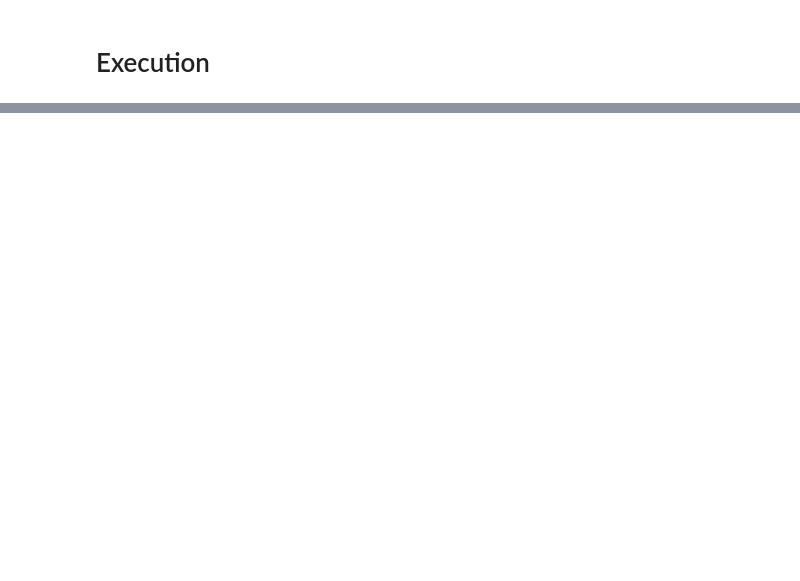
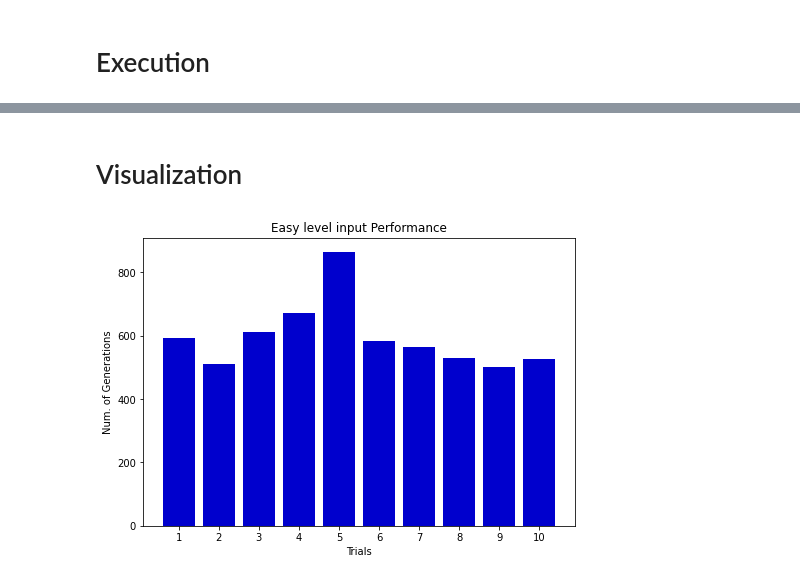
Before and after one commit to claredavies/ArtificialIntelligience, a Jupyter notebook: ComputationalIntelligienceAssignment2.ipynb, the cells around one changed output, grey strips where cells are left out. Cells and saved outputs as stored; diff of their text form; code cells hidden in the pictures; blank space fills up the shorter version.

Commit message:
Performance Level Visualizations

```diff
--- a/ComputationalIntelligienceAssignment2.ipynb
+++ b/ComputationalIntelligienceAssignment2.ipynb
@@ -612,0 +626,19 @@ Class  4
+# %% [markdown]
+# Visualization
+# %%
+# Easy Input Performance
+performance = []
+for i in range(10):
+  output, numGen = evolutionary_algo(class_subject_hours_dataframe, teacher_subject_dataframe, singleTimetable, intial_population_size, num_max_generations,False)
+  performance.append(numGen)
+
+fig = plt.figure()
+ax = fig.add_axes([0,0,1,1])
+trials = ["1","2","3","4","5","6","7","8","9","10"]
+ax.bar(trials,performance,color='mediumblue')
+plt.xlabel("Trials")
+plt.ylabel("Num. of Generations")
+plt.title("Easy level input Performance")
+plt.show()
+# %% [output]
+[figure, added]
```
Also changed, not shown: parts of 9 cells of this notebook.
